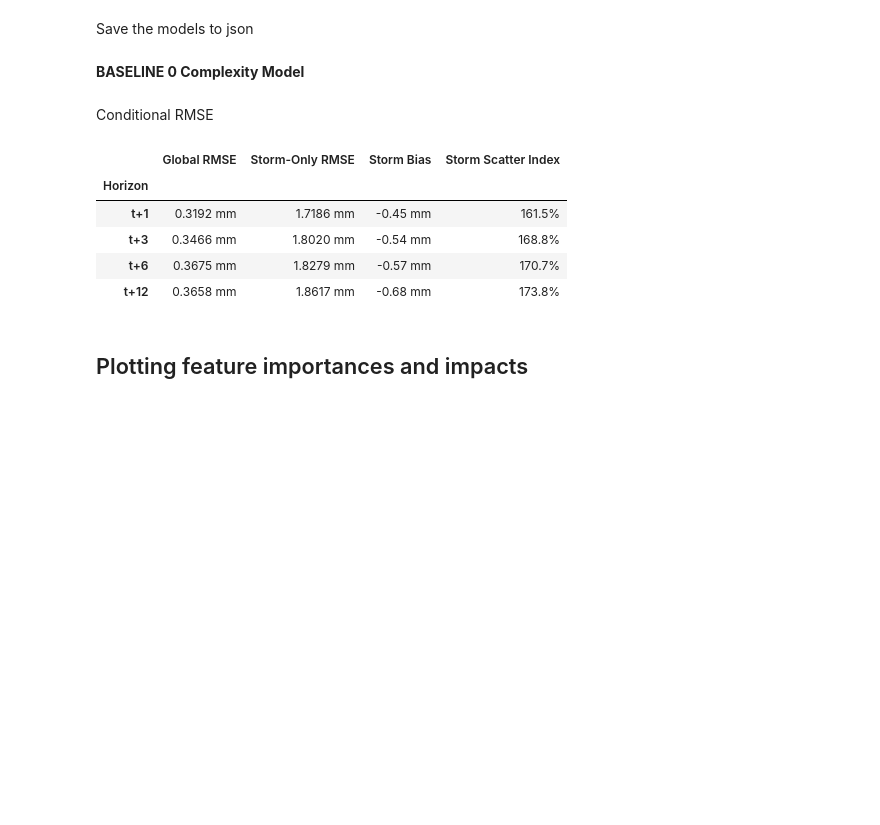
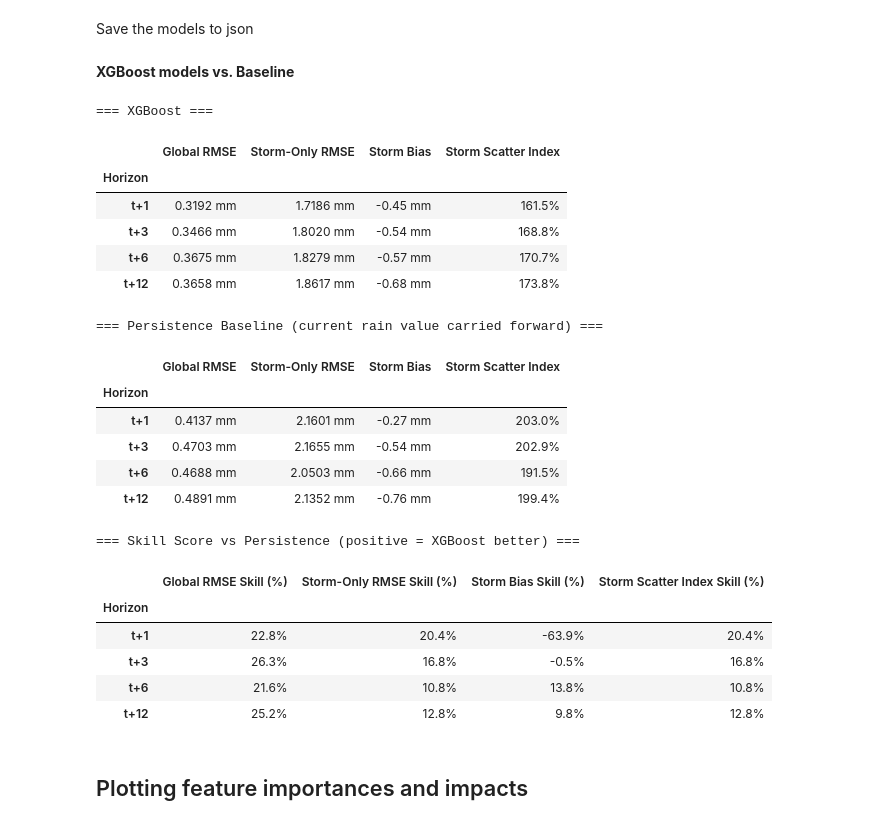
Before and after one commit to jadosh123/SparseData-AI-Precipitation-Forecasting, a Jupyter notebook: src/weather_engine/single_point_forecast.ipynb, the cells around one changed output. Saved outputs shown, nothing was run; the diff lists cells and outputs as text; code cells hidden in the pictures; blank space fills up the shorter version.

Commit message:
Adds new run in single point that also compares to baseline model (accidentally removed before)

```diff
--- a/src/weather_engine/single_point_forecast.ipynb
+++ b/src/weather_engine/single_point_forecast.ipynb
@@ -278,5 +278,3 @@ models_dir.mkdir(parents=True, exist_ok=True)
 
 for lag, model in models.items():
     model.get_booster().save_model(models_dir / f"xgb_t{lag:+d}.json")
-# %% [markdown]
-**BASELINE 0 Complexity Model**
@@ -285,5 +281,5 @@ preds_presistence = X_test['rain']
 # %% [markdown]
-Conditional RMSE
+**XGBoost models vs. Baseline**
 # %%
 from sklearn.metrics import mean_squared_error
 import pandas as pd
@@ -303,39 +299,82 @@ def compute_storm_metrics(y_pred, y_test, horizon_label):
     else:
         rmse_rainy, bias, scatter_index = np.nan, np.nan, np.nan
 
     return {
         'Horizon': horizon_label,
         'Global RMSE': rmse_global,
         'Storm-Only RMSE': rmse_rainy,
         'Storm Bias': bias,
         'Storm Scatter Index': scatter_index
     }
 
-rmse_results = []
+xgb_results = []
+persistence_results = []
 
 for lag in target_lags:
     y_test_current = test_sets[lag]['y_test']
+    X_test_current = test_sets[lag]['X_test']
     preds_current = predictions[lag]
     horizon_str = f"t+{lag}"
 
-    metrics = compute_storm_metrics(preds_current, y_test_current, horizon_str)
-    rmse_results.append(metrics)
+    xgb_results.append(compute_storm_metrics(preds_current, y_test_current, horizon_str))
 
-df_rmse = pd.DataFrame(rmse_results).set_index('Horizon')
+    # Persistence baseline: assume rain stays the same as the current observation
+    preds_persistence = X_test_current['rain'].values
+    persistence_results.append(compute_storm_metrics(preds_persistence, y_test_current, horizon_str))
 
-display(df_rmse.style.format({
+df_xgb = pd.DataFrame(xgb_results).set_index('Horizon')
+df_persistence = pd.DataFrame(persistence_results).set_index('Horizon')
+
+# Skill score: % improvement of XGBoost over persistence (positive = XGBoost wins)
+df_skill = ((df_persistence - df_xgb) / df_persistence * 100).rename(
+    columns={c: f'{c} Skill (%)' for c in df_xgb.columns}
+)
+
+fmt = {
     'Global RMSE': '{:.4f} mm',
     'Storm-Only RMSE': '{:.4f} mm',
     'Storm Bias': '{:.2f} mm',
     'Storm Scatter Index': '{:.1f}%'
-}).background_gradient(cmap='coolwarm', subset=['Storm-Only RMSE', 'Storm Scatter Index']))
+}
+gradient_cols = ['Storm-Only RMSE', 'Storm Scatter Index']
+
+print("=== XGBoost ===")
+display(df_xgb.style.format(fmt).background_gradient(cmap='coolwarm', subset=gradient_cols))
+
+print("=== Persistence Baseline (current rain value carried forward) ===")
+display(df_persistence.style.format(fmt).background_gradient(cmap='coolwarm', subset=gradient_cols))
+
+print("=== Skill Score vs Persistence (positive = XGBoost better) ===")
+skill_gradient_cols = [c for c in df_skill.columns if 'RMSE' in c or 'Scatter' in c]
+# Anchor the colormap at zero so positive (XGBoost better) is always green
+abs_max = df_skill[skill_gradient_cols].abs().max().max()
+display(
+    df_skill.style
+    .format('{:.1f}%')
+    .background_gradient(cmap='RdYlGn', subset=skill_gradient_cols, vmin=-abs_max, vmax=abs_max)
+)
 # %% [output]
+=== XGBoost ===
 |  | Global RMSE | Storm-Only RMSE | Storm Bias | Storm Scatter Index |
 | Horizon |  |  |  |  |
 | t+1 | 0.3192 mm | 1.7186 mm | -0.45 mm | 161.5% |
 | t+3 | 0.3466 mm | 1.8020 mm | -0.54 mm | 168.8% |
 | t+6 | 0.3675 mm | 1.8279 mm | -0.57 mm | 170.7% |
 | t+12 | 0.3658 mm | 1.8617 mm | -0.68 mm | 173.8% |
+=== Persistence Baseline (current rain value carried forward) ===
+|  | Global RMSE | Storm-Only RMSE | Storm Bias | Storm Scatter Index |
+| Horizon |  |  |  |  |
+| t+1 | 0.4137 mm | 2.1601 mm | -0.27 mm | 203.0% |
+| t+3 | 0.4703 mm | 2.1655 mm | -0.54 mm | 202.9% |
+| t+6 | 0.4688 mm | 2.0503 mm | -0.66 mm | 191.5% |
+| t+12 | 0.4891 mm | 2.1352 mm | -0.76 mm | 199.4% |
+=== Skill Score vs Persistence (positive = XGBoost better) ===
+|  | Global RMSE Skill (%) | Storm-Only RMSE Skill (%) | Storm Bias Skill (%) | Storm Scatter Index Skill (%) |
+| Horizon |  |  |  |  |
+| t+1 | 22.8% | 20.4% | -63.9% | 20.4% |
+| t+3 | 26.3% | 16.8% | -0.5% | 16.8% |
+| t+6 | 21.6% | 10.8% | 13.8% | 10.8% |
+| t+12 | 25.2% | 12.8% | 9.8% | 12.8% |
 # %% [markdown]
 ## Plotting feature importances and impacts
 # %%
```
Also changed, not shown: parts of 1 cell of this notebook.
